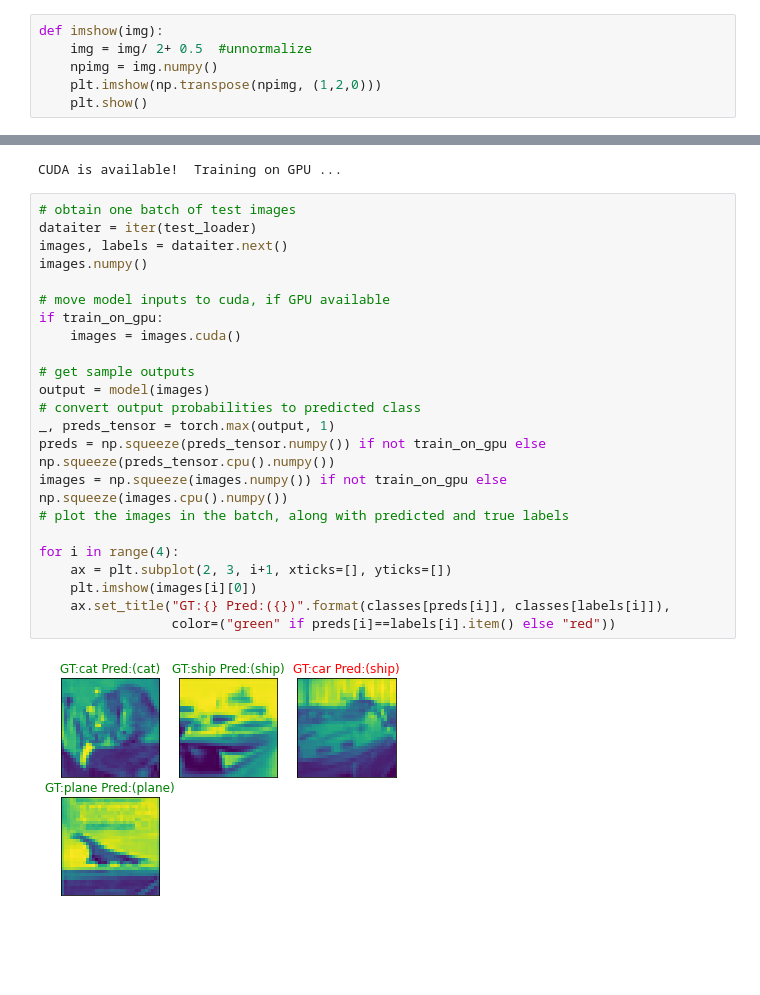
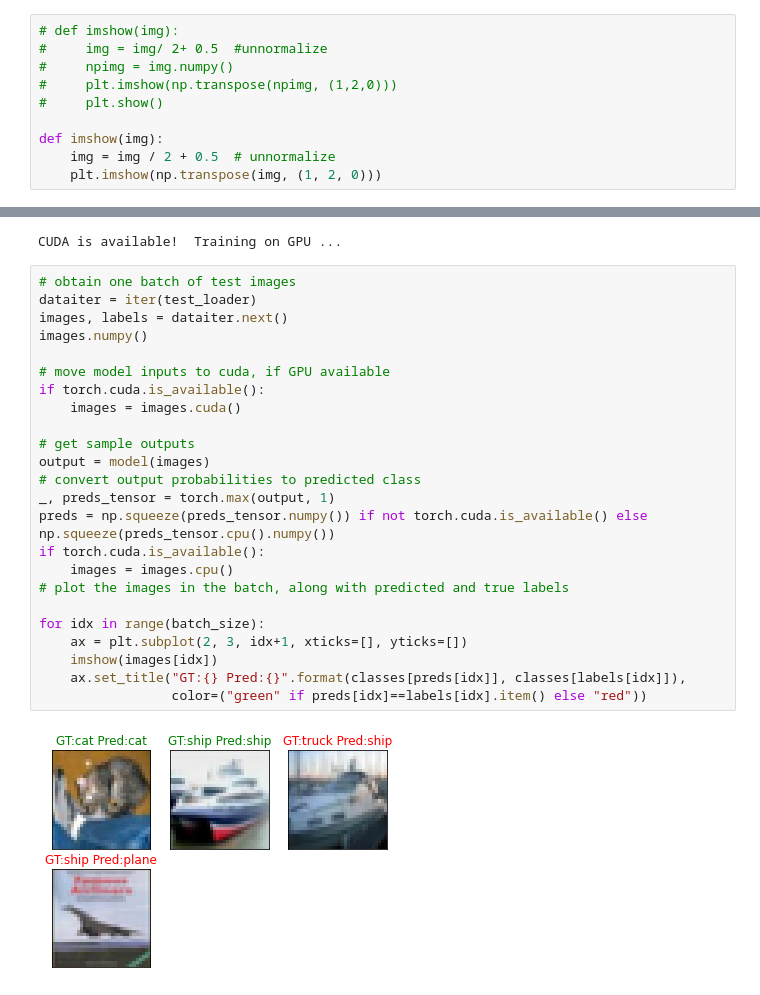
Before and after one commit to reeda23/Deep-Learning-With-Pytorch, a Jupyter notebook: 13_Convolutional_Neural_Network.ipynb, the cells around one changed output, grey strips where cells are left out. Cells and saved outputs as stored; diff of their text form; blank space fills up the shorter version.

```diff
--- a/13_Convolutional_Neural_Network.ipynb
+++ b/13_Convolutional_Neural_Network.ipynb
@@ -64,11 +64,15 @@ classes = ('plane','car','bird','cat','deer','dog','frog','horse','ship','truck'
 # %% [markdown]
 **Show Image**
 # %%
+# def imshow(img):
+#     img = img/ 2+ 0.5  #unnormalize
+#     npimg = img.numpy()
+#     plt.imshow(np.transpose(npimg, (1,2,0)))
+#     plt.show()
+
 def imshow(img):
-    img = img/ 2+ 0.5  #unnormalize
-    npimg = img.numpy()
-    plt.imshow(np.transpose(npimg, (1,2,0)))
-    plt.show()
+    img = img / 2 + 0.5  # unnormalize
+    plt.imshow(np.transpose(img, (1, 2, 0)))
 # %% [markdown]
 **Random training images**
 # %%
@@ -216,25 +220,26 @@ CUDA is available!  Training on GPU ...
 # %%
 # obtain one batch of test images
 dataiter = iter(test_loader)
 images, labels = dataiter.next()
 images.numpy()
 
 # move model inputs to cuda, if GPU available
-if train_on_gpu:
+if torch.cuda.is_available():
     images = images.cuda()
 
 # get sample outputs
 output = model(images)
 # convert output probabilities to predicted class
 _, preds_tensor = torch.max(output, 1)
-preds = np.squeeze(preds_tensor.numpy()) if not train_on_gpu else np.squeeze(preds_tensor.cpu().numpy())
-images = np.squeeze(images.numpy()) if not train_on_gpu else np.squeeze(images.cpu().numpy())
+preds = np.squeeze(preds_tensor.numpy()) if not torch.cuda.is_available() else np.squeeze(preds_tensor.cpu().numpy())
+if torch.cuda.is_available():
+    images = images.cpu()
 # plot the images in the batch, along with predicted and true labels
 
-for i in range(4):
-    ax = plt.subplot(2, 3, i+1, xticks=[], yticks=[])
-    plt.imshow(images[i][0])
-    ax.set_title("GT:{} Pred:({})".format(classes[preds[i]], classes[labels[i]]),
-                 color=("green" if preds[i]==labels[i].item() else "red"))
+for idx in range(batch_size):
+    ax = plt.subplot(2, 3, idx+1, xticks=[], yticks=[])
+    imshow(images[idx])
+    ax.set_title("GT:{} Pred:{}".format(classes[preds[idx]], classes[labels[idx]]),
+                 color=("green" if preds[idx]==labels[idx].item() else "red"))
 # %% [output]
-[figure, old version]
+[figure, new version]
```
Also changed, not shown: parts of 3 cells of this notebook.
